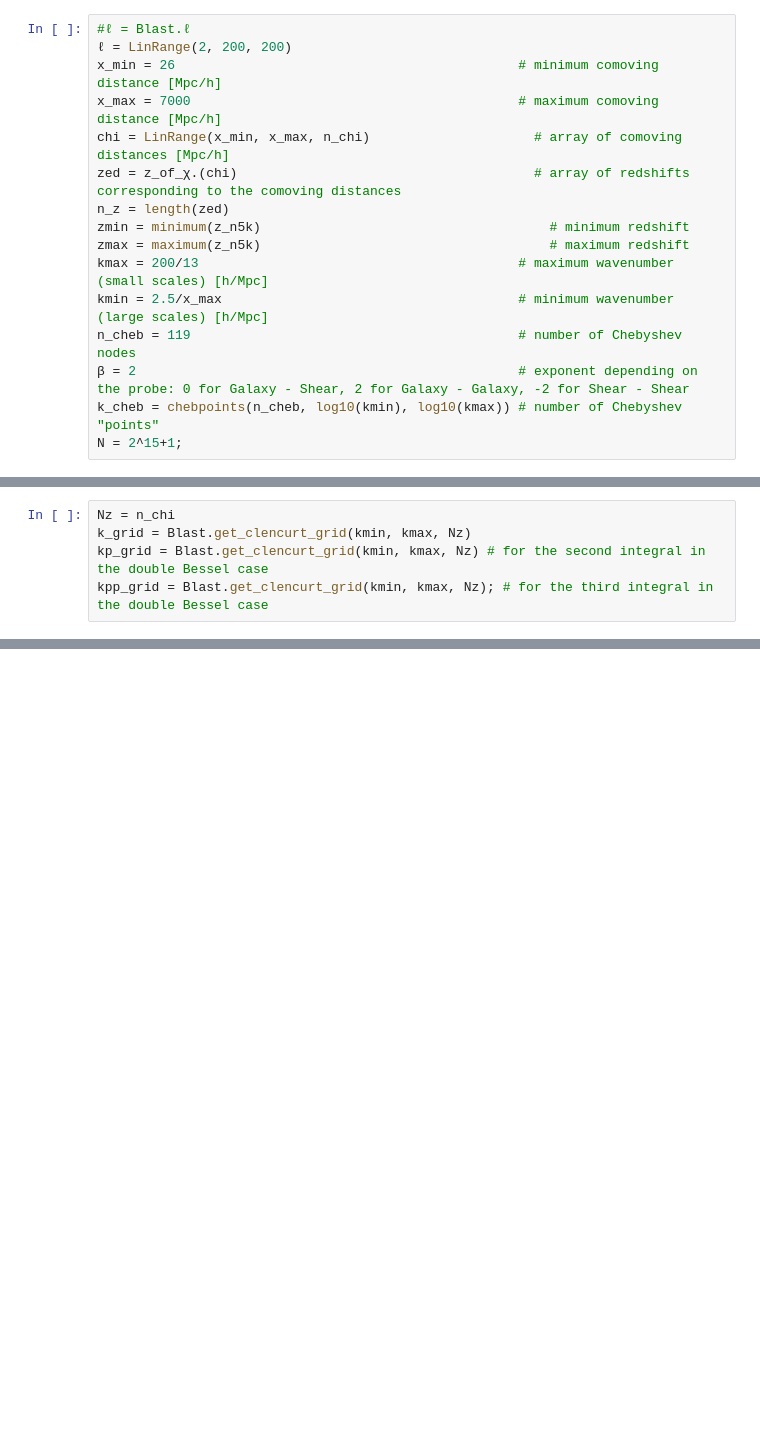
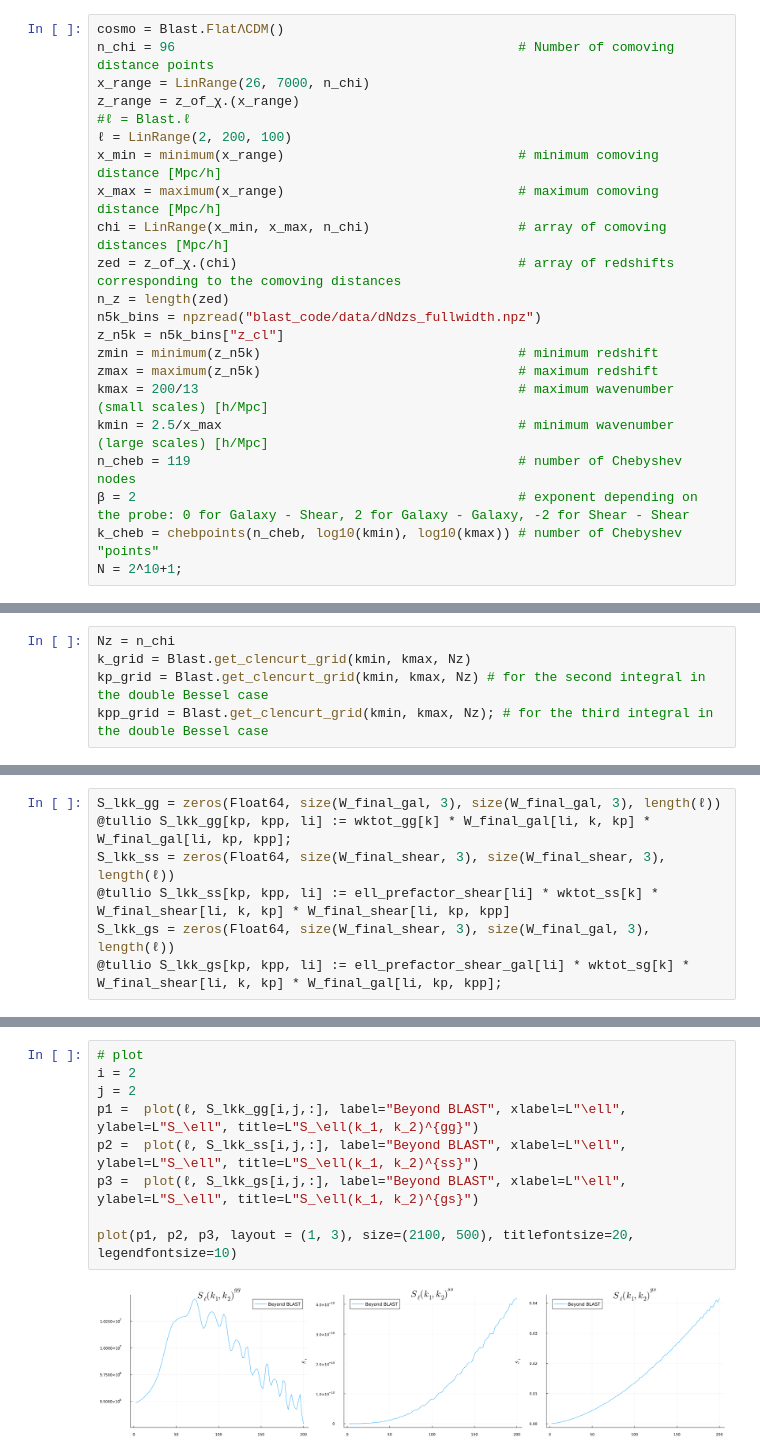
Before and after one commit to anvi-git/3D_Angular_Power_Spectrum, a Jupyter notebook: notebooks/beyond_BLAST.ipynb, the cells around one changed output, grey strips where cells are left out. Drawn from its saved outputs; the diff is of its cells as text; blank space fills up the shorter version.

Commit message:
new notebook organization - trust beyond_BLAST

```diff
--- a/notebooks/beyond_BLAST.ipynb
+++ b/notebooks/beyond_BLAST.ipynb
@@ -311,16 +90,22 @@ plot!(z_range,
 # %%
+cosmo = Blast.FlatΛCDM()
+n_chi = 96                                            # Number of comoving distance points
+x_range = LinRange(26, 7000, n_chi)
+z_range = z_of_χ.(x_range)
 #ℓ = Blast.ℓ
-ℓ = LinRange(2, 200, 200)
-x_min = 26                                            # minimum comoving distance [Mpc/h]
-x_max = 7000                                          # maximum comoving distance [Mpc/h]
-chi = LinRange(x_min, x_max, n_chi)                     # array of comoving distances [Mpc/h]
-zed = z_of_χ.(chi)                                      # array of redshifts corresponding to the comoving distances
+ℓ = LinRange(2, 200, 100)
+x_min = minimum(x_range)                              # minimum comoving distance [Mpc/h]
+x_max = maximum(x_range)                              # maximum comoving distance [Mpc/h]
+chi = LinRange(x_min, x_max, n_chi)                   # array of comoving distances [Mpc/h]
+zed = z_of_χ.(chi)                                    # array of redshifts corresponding to the comoving distances
 n_z = length(zed)
-zmin = minimum(z_n5k)                                     # minimum redshift
-zmax = maximum(z_n5k)                                     # maximum redshift
+n5k_bins = npzread("blast_code/data/dNdzs_fullwidth.npz")
+z_n5k = n5k_bins["z_cl"]
+zmin = minimum(z_n5k)                                 # minimum redshift
+zmax = maximum(z_n5k)                                 # maximum redshift
 kmax = 200/13                                         # maximum wavenumber (small scales) [h/Mpc]
 kmin = 2.5/x_max                                      # minimum wavenumber (large scales) [h/Mpc]
 n_cheb = 119                                          # number of Chebyshev nodes
 β = 2                                                 # exponent depending on the probe: 0 for Galaxy - Shear, 2 for Galaxy - Galaxy, -2 for Shear - Shear
 k_cheb = chebpoints(n_cheb, log10(kmin), log10(kmax)) # number of Chebyshev "points"
-N = 2^15+1;
+N = 2^10+1;
@@ -525,0 +281,7 @@ p = plot(
+# %%
+S_lkk_gg = zeros(Float64, size(W_final_gal, 3), size(W_final_gal, 3), length(ℓ))
+@tullio S_lkk_gg[kp, kpp, li] := wktot_gg[k] * W_final_gal[li, k, kp] * W_final_gal[li, kp, kpp];
+S_lkk_ss = zeros(Float64, size(W_final_shear, 3), size(W_final_shear, 3), length(ℓ))
+@tullio S_lkk_ss[kp, kpp, li] := ell_prefactor_shear[li] * wktot_ss[k] * W_final_shear[li, k, kp] * W_final_shear[li, kp, kpp]
+S_lkk_gs = zeros(Float64, size(W_final_shear, 3), size(W_final_gal, 3), length(ℓ))
+@tullio S_lkk_gs[kp, kpp, li] := ell_prefactor_shear_gal[li] * wktot_sg[k] * W_final_shear[li, k, kp] * W_final_gal[li, kp, kpp];
@@ -525,0 +300,11 @@ p = plot(
+# %%
+# plot
+i = 2
+j = 2
+p1 =  plot(ℓ, S_lkk_gg[i,j,:], label="Beyond BLAST", xlabel=L"\ell", ylabel=L"S_\ell", title=L"S_\ell(k_1, k_2)^{gg}")
+p2 =  plot(ℓ, S_lkk_ss[i,j,:], label="Beyond BLAST", xlabel=L"\ell", ylabel=L"S_\ell", title=L"S_\ell(k_1, k_2)^{ss}")
+p3 =  plot(ℓ, S_lkk_gs[i,j,:], label="Beyond BLAST", xlabel=L"\ell", ylabel=L"S_\ell", title=L"S_\ell(k_1, k_2)^{gs}")
+
+plot(p1, p2, p3, layout = (1, 3), size=(2100, 500), titlefontsize=20, legendfontsize=10)
+# %% [output]
+[figure, added]
```
Also changed, not shown: parts of 74 cells of this notebook, 4 other files.
